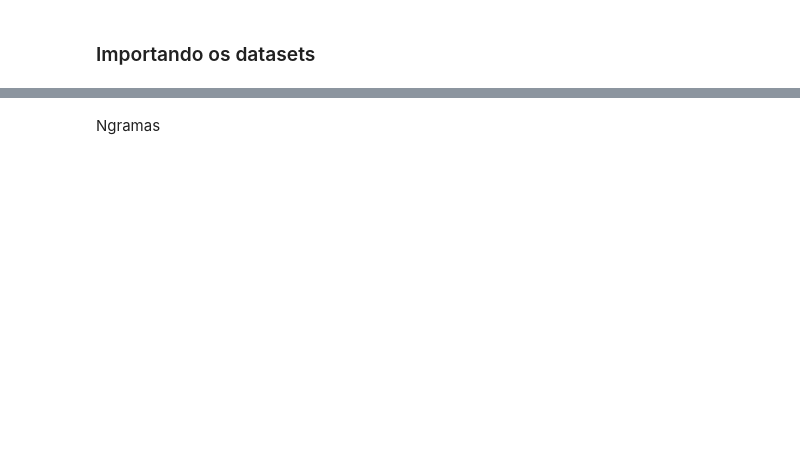
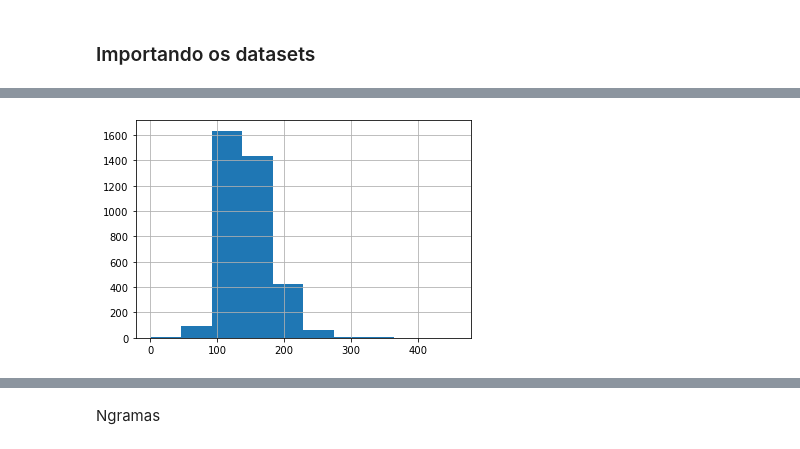
Before and after one commit to nanquim/falsiane, a Jupyter notebook: Análise e Exploração dos Dados.ipynb, the cells around one changed output, grey strips where cells are left out. Saved outputs shown, nothing was run; the diff lists cells and outputs as text; code cells hidden in the pictures; blank space fills up the shorter version.

```diff
--- a/Análise e Exploração dos Dados.ipynb
+++ b/Análise e Exploração dos Dados.ipynb
@@ -53,0 +147,4 @@ print(f'Quantidade de registros por categoria:\n {categorias}')
+# %%
+hist_char_por_sentenca(falsas['Resumo'])
+# %% [output]
+[figure, added]
```
Also changed, not shown: parts of 59 cells of this notebook.
